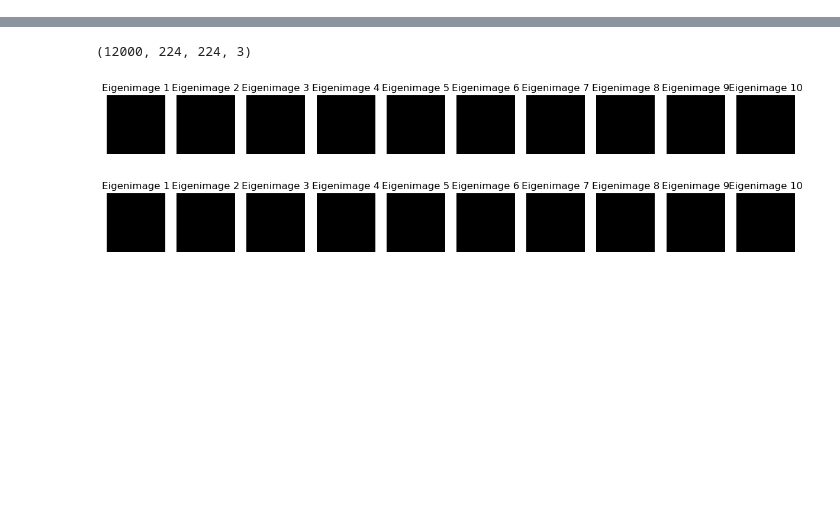
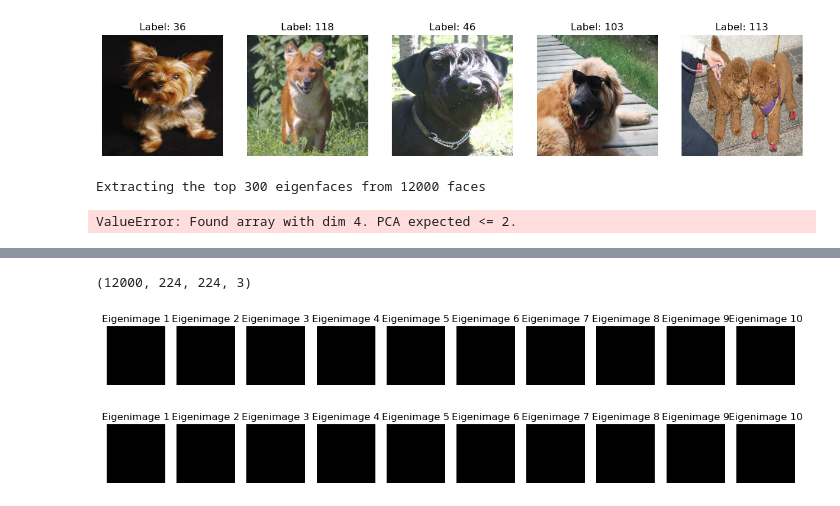
Before and after one commit to jadennathaniel/ml-lab2, a Jupyter notebook: lab2.ipynb, the cells around one changed output, grey strips where cells are left out. Drawn from its saved outputs; the diff is of its cells as text; code cells hidden in the pictures; blank space fills up the shorter version.

```diff
--- a/lab2.ipynb
+++ b/lab2.ipynb
@@ -29,3 +32,26 @@ test_images, test_labels = dataset_to_numpy(test_ds)
+# %%
+# Display some images from the training dataset
+fig, axes = plt.subplots(1, 5, figsize=(15, 5))
+for i, ax in enumerate(axes):
+    ax.imshow(train_images[i].astype("uint8"))
+    ax.set_title(f"Label: {train_labels[i]}")
+    ax.axis('off')
+plt.show()
+# %% [output]
+[figure, added]
+# %%
+# lets do some PCA of the features and go from 1850 features to 20 features
+from sklearn.decomposition import PCA
+
+n_components = 300
+print ("Extracting the top %d eigenfaces from %d faces" % (
+    n_components, train_images.shape[0]))
+
+pca = PCA(n_components=n_components)
+%time pca.fit(train_images.copy())
+# %% [output]
+Extracting the top 300 eigenfaces from 12000 faces
+ValueError: Found array with dim 4. PCA expected <= 2.
 # %%
 # Linear dimensionality reduction of the images using principal components analysis
 from sklearn.decomposition import PCA
```
Also changed, not shown: parts of 2 cells of this notebook.
